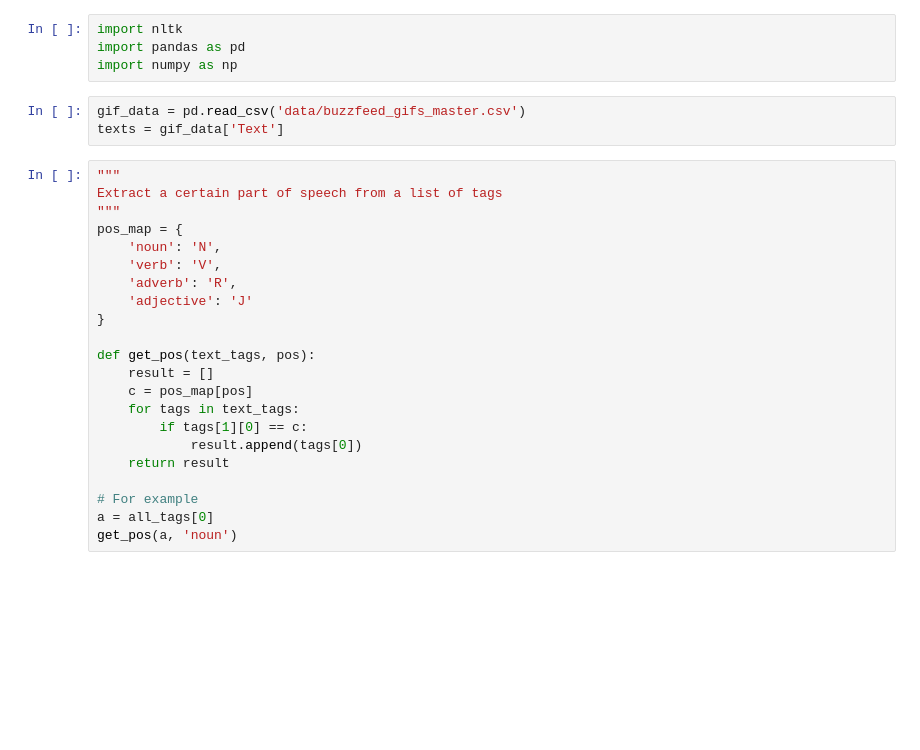
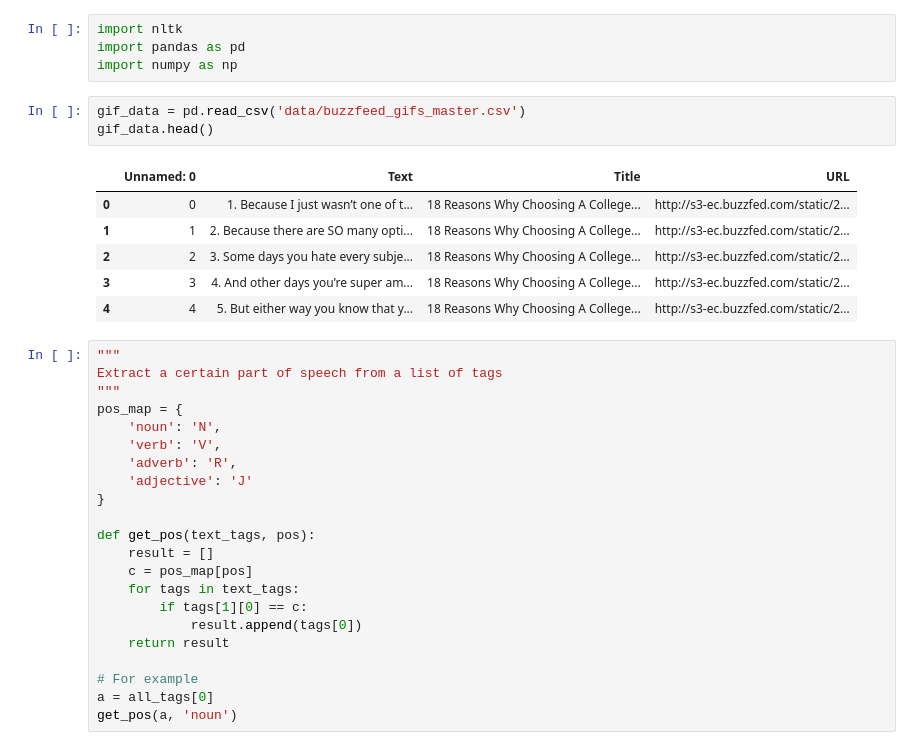
Before and after one commit to vedtopkar/LOLNLP, a Jupyter notebook: Parts of Speech Tagging.ipynb, the cells around one changed output. Drawn from its saved outputs; the diff is of its cells as text; blank space fills up the shorter version.

```diff
--- a/Parts of Speech Tagging.ipynb
+++ b/Parts of Speech Tagging.ipynb
@@ -10,7 +10,14 @@ import pandas as pd
 import numpy as np
 # %%
 gif_data = pd.read_csv('data/buzzfeed_gifs_master.csv')
-texts = gif_data['Text']
+gif_data.head()
+# %% [output]
+|  | Unnamed: 0 | Text | Title | URL |
+| 0 | 0 | 1. Because I just wasn’t one of t... | 18 Reasons Why Choosing A College... | http://s3-ec.buzzfed.com/static/2... |
+| 1 | 1 | 2. Because there are SO many opti... | 18 Reasons Why Choosing A College... | http://s3-ec.buzzfed.com/static/2... |
+| 2 | 2 | 3. Some days you hate every subje... | 18 Reasons Why Choosing A College... | http://s3-ec.buzzfed.com/static/2... |
+| 3 | 3 | 4. And other days you’re super am... | 18 Reasons Why Choosing A College... | http://s3-ec.buzzfed.com/static/2... |
+| 4 | 4 | 5. But either way you know that y... | 18 Reasons Why Choosing A College... | http://s3-ec.buzzfed.com/static/2... |
 # %%
 """
 Extract a certain part of speech from a list of tags
```
Also changed, not shown: parts of 6 cells of this notebook, 1 other file.
